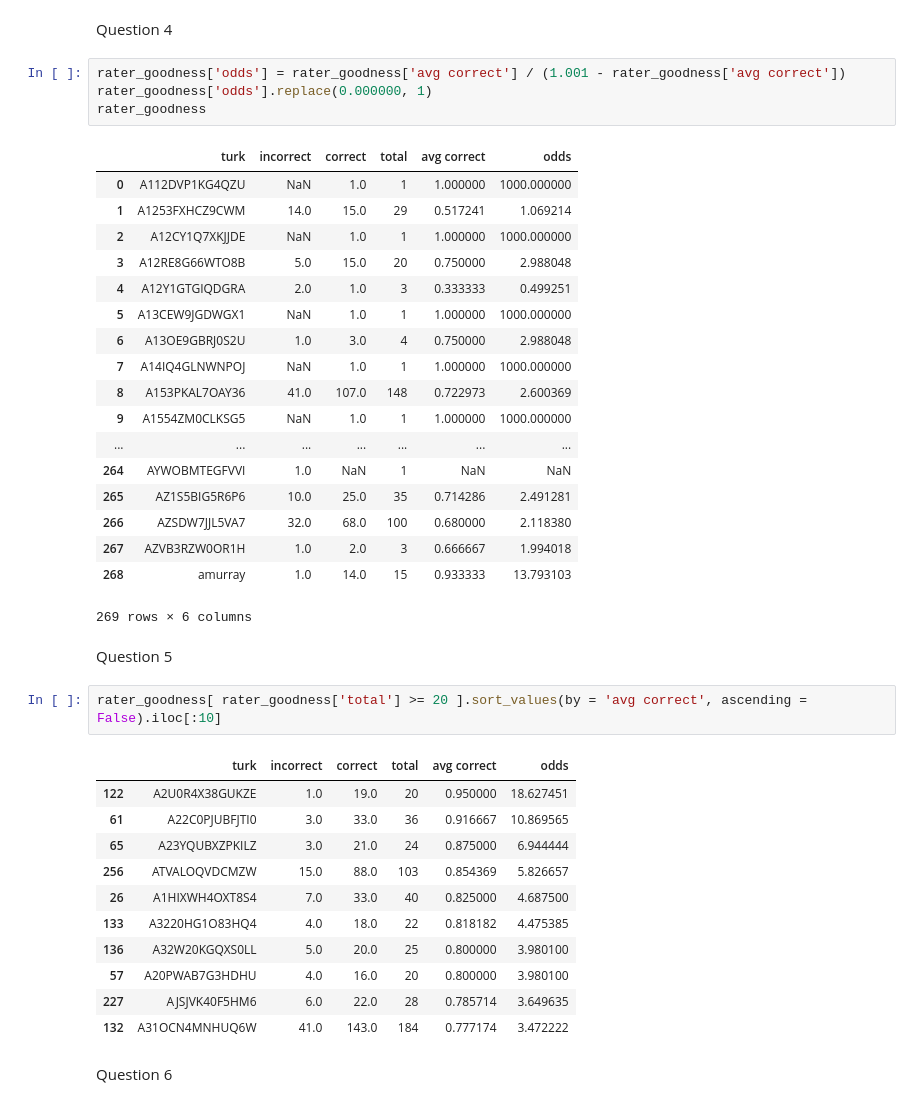
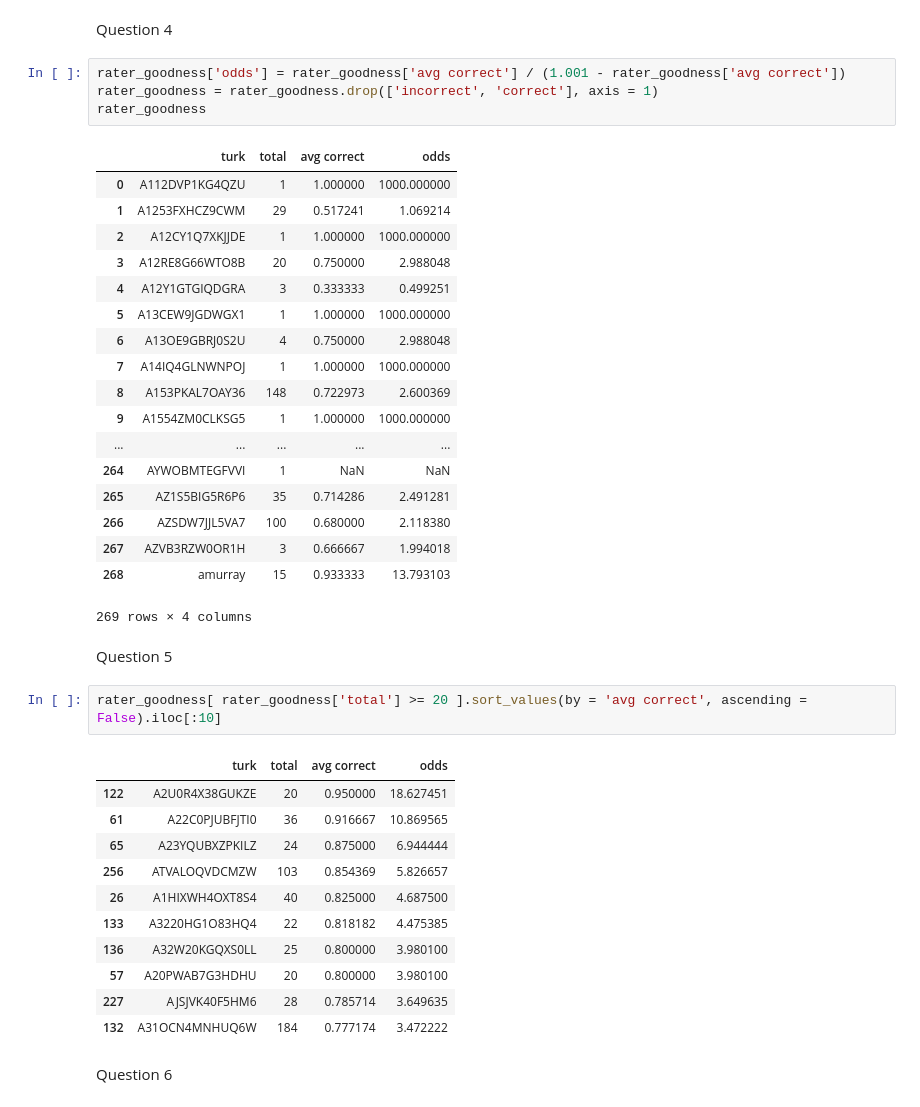
Before and after one commit to chenson2018/Data-Analytics-Programming-HW3, a Jupyter notebook: Henson HW3.ipynb, the cells around one changed output. Cells and saved outputs as stored; diff of their text form.

```diff
--- a/Henson HW3.ipynb
+++ b/Henson HW3.ipynb
@@ -113,43 +51,43 @@ rater_goodness
 Question 4
 # %%
 rater_goodness['odds'] = rater_goodness['avg correct'] / (1.001 - rater_goodness['avg correct'])
-rater_goodness['odds'].replace(0.000000, 1)
+rater_goodness = rater_goodness.drop(['incorrect', 'correct'], axis = 1)
 rater_goodness
 # %% [output]
-|  | turk | incorrect | correct | total | avg correct | odds |
-| 0 | A112DVP1KG4QZU | NaN | 1.0 | 1 | 1.000000 | 1000.000000 |
-| 1 | A1253FXHCZ9CWM | 14.0 | 15.0 | 29 | 0.517241 | 1.069214 |
-| 2 | A12CY1Q7XKJJDE | NaN | 1.0 | 1 | 1.000000 | 1000.000000 |
-| 3 | A12RE8G66WTO8B | 5.0 | 15.0 | 20 | 0.750000 | 2.988048 |
-| 4 | A12Y1GTGIQDGRA | 2.0 | 1.0 | 3 | 0.333333 | 0.499251 |
-| 5 | A13CEW9JGDWGX1 | NaN | 1.0 | 1 | 1.000000 | 1000.000000 |
-| 6 | A13OE9GBRJ0S2U | 1.0 | 3.0 | 4 | 0.750000 | 2.988048 |
-| 7 | A14IQ4GLNWNPOJ | NaN | 1.0 | 1 | 1.000000 | 1000.000000 |
-| 8 | A153PKAL7OAY36 | 41.0 | 107.0 | 148 | 0.722973 | 2.600369 |
-| 9 | A1554ZM0CLKSG5 | NaN | 1.0 | 1 | 1.000000 | 1000.000000 |
-| ... | ... | ... | ... | ... | ... | ... |
-| 264 | AYWOBMTEGFVVI | 1.0 | NaN | 1 | NaN | NaN |
-| 265 | AZ1S5BIG5R6P6 | 10.0 | 25.0 | 35 | 0.714286 | 2.491281 |
-| 266 | AZSDW7JJL5VA7 | 32.0 | 68.0 | 100 | 0.680000 | 2.118380 |
-| 267 | AZVB3RZW0OR1H | 1.0 | 2.0 | 3 | 0.666667 | 1.994018 |
-| 268 | amurray | 1.0 | 14.0 | 15 | 0.933333 | 13.793103 |
+|  | turk | total | avg correct | odds |
+| 0 | A112DVP1KG4QZU | 1 | 1.000000 | 1000.000000 |
+| 1 | A1253FXHCZ9CWM | 29 | 0.517241 | 1.069214 |
+| 2 | A12CY1Q7XKJJDE | 1 | 1.000000 | 1000.000000 |
+| 3 | A12RE8G66WTO8B | 20 | 0.750000 | 2.988048 |
+| 4 | A12Y1GTGIQDGRA | 3 | 0.333333 | 0.499251 |
+| 5 | A13CEW9JGDWGX1 | 1 | 1.000000 | 1000.000000 |
+| 6 | A13OE9GBRJ0S2U | 4 | 0.750000 | 2.988048 |
+| 7 | A14IQ4GLNWNPOJ | 1 | 1.000000 | 1000.000000 |
+| 8 | A153PKAL7OAY36 | 148 | 0.722973 | 2.600369 |
+| 9 | A1554ZM0CLKSG5 | 1 | 1.000000 | 1000.000000 |
+| ... | ... | ... | ... | ... |
+| 264 | AYWOBMTEGFVVI | 1 | NaN | NaN |
+| 265 | AZ1S5BIG5R6P6 | 35 | 0.714286 | 2.491281 |
+| 266 | AZSDW7JJL5VA7 | 100 | 0.680000 | 2.118380 |
+| 267 | AZVB3RZW0OR1H | 3 | 0.666667 | 1.994018 |
+| 268 | amurray | 15 | 0.933333 | 13.793103 |
-269 rows × 6 columns
+269 rows × 4 columns
 # %% [markdown]
 Question 5
 # %%
 rater_goodness[ rater_goodness['total'] >= 20 ].sort_values(by = 'avg correct', ascending = False).iloc[:10]
 # %% [output]
-|  | turk | incorrect | correct | total | avg correct | odds |
-| 122 | A2U0R4X38GUKZE | 1.0 | 19.0 | 20 | 0.950000 | 18.627451 |
-| 61 | A22C0PJUBFJTI0 | 3.0 | 33.0 | 36 | 0.916667 | 10.869565 |
-| 65 | A23YQUBXZPKILZ | 3.0 | 21.0 | 24 | 0.875000 | 6.944444 |
-| 256 | ATVALOQVDCMZW | 15.0 | 88.0 | 103 | 0.854369 | 5.826657 |
-| 26 | A1HIXWH4OXT8S4 | 7.0 | 33.0 | 40 | 0.825000 | 4.687500 |
-| 133 | A3220HG1O83HQ4 | 4.0 | 18.0 | 22 | 0.818182 | 4.475385 |
-| 136 | A32W20KGQXS0LL | 5.0 | 20.0 | 25 | 0.800000 | 3.980100 |
-| 57 | A20PWAB7G3HDHU | 4.0 | 16.0 | 20 | 0.800000 | 3.980100 |
-| 227 | AJSJVK40F5HM6 | 6.0 | 22.0 | 28 | 0.785714 | 3.649635 |
-| 132 | A31OCN4MNHUQ6W | 41.0 | 143.0 | 184 | 0.777174 | 3.472222 |
+|  | turk | total | avg correct | odds |
+| 122 | A2U0R4X38GUKZE | 20 | 0.950000 | 18.627451 |
+| 61 | A22C0PJUBFJTI0 | 36 | 0.916667 | 10.869565 |
+| 65 | A23YQUBXZPKILZ | 24 | 0.875000 | 6.944444 |
+| 256 | ATVALOQVDCMZW | 103 | 0.854369 | 5.826657 |
+| 26 | A1HIXWH4OXT8S4 | 40 | 0.825000 | 4.687500 |
+| 133 | A3220HG1O83HQ4 | 22 | 0.818182 | 4.475385 |
+| 136 | A32W20KGQXS0LL | 25 | 0.800000 | 3.980100 |
+| 57 | A20PWAB7G3HDHU | 20 | 0.800000 | 3.980100 |
+| 227 | AJSJVK40F5HM6 | 28 | 0.785714 | 3.649635 |
+| 132 | A31OCN4MNHUQ6W | 184 | 0.777174 | 3.472222 |
 # %% [markdown]
 Question 6
 # %%
```
Also changed, not shown: parts of 23 cells of this notebook.
